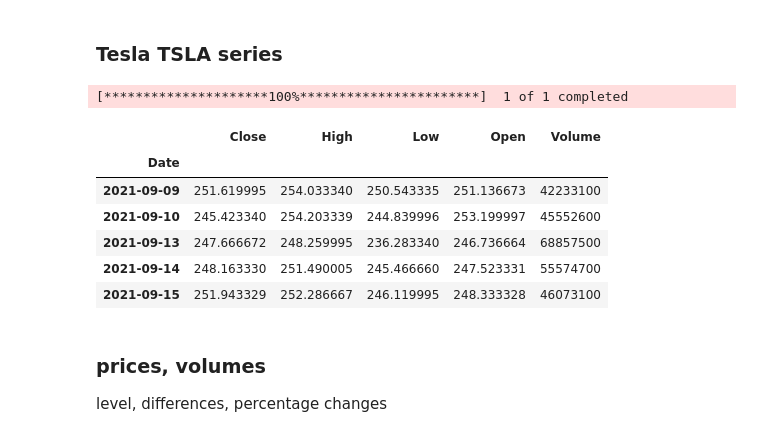
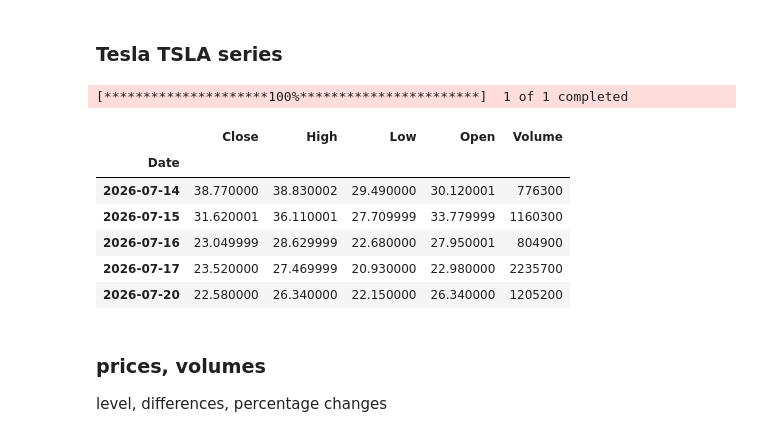
Before and after one commit to bahn28/salad, a Jupyter notebook: at1_1_tsa_stuff_nyse.ipynb, the cells around one changed output. Saved outputs shown, nothing was run; the diff lists cells and outputs as text; code cells hidden in the pictures.

```diff
--- a/at1_1_tsa_stuff_nyse.ipynb
+++ b/at1_1_tsa_stuff_nyse.ipynb
@@ -48,31 +48,31 @@ Requirement already satisfied: six>=1.5 in /usr/local/lib/python3.13/dist-packag
 # %%
 # 1. 라이브러리 설치 (코랩의 경우 맨 앞에 ! 추가)
 #!pip install yfinance
 # import yfinance as yf # 앞에서 불렀음.
 
-ticker = 'TSLA'
-# ticker = 'HYNX'
+#ticker = 'TSLA'
+ticker = 'HYNX'
 # 테슬라(TSLA) 티커 지정 후 과거 5년치(5y) 데이터 호출
 # (원하시면 기간을 '1y', '10y', 'max' 등으로 바꿀 수 있습니다)
 df_dat = yf.download(ticker, period='5y', multi_level_index=False)
 # df_tesla = yf.download('TSLA', period='5y')
 # df_tesla = yf.download('TSLA', period='5y', multi_level_index=False)
 
 # 3. 데이터프레임 확인 및 파일로 내보내기 (원할 때만)
 df_dat.head()
 #df_tesla.info()
 
 # (만약 굳이 내 컴퓨터에 CSV 파일로 보관하고 싶다면 아래 주석 제거)
 # df_dat.to_csv("tesla_historical_data.csv")
 # %% [output]
 [*********************100%***********************]  1 of 1 completed
 |  | Close | High | Low | Open | Volume |
 | Date |  |  |  |  |  |
-| 2021-09-09 | 251.619995 | 254.033340 | 250.543335 | 251.136673 | 42233100 |
-| 2021-09-10 | 245.423340 | 254.203339 | 244.839996 | 253.199997 | 45552600 |
-| 2021-09-13 | 247.666672 | 248.259995 | 236.283340 | 246.736664 | 68857500 |
-| 2021-09-14 | 248.163330 | 251.490005 | 245.466660 | 247.523331 | 55574700 |
-| 2021-09-15 | 251.943329 | 252.286667 | 246.119995 | 248.333328 | 46073100 |
+| 2026-07-14 | 38.770000 | 38.830002 | 29.490000 | 30.120001 | 776300 |
+| 2026-07-15 | 31.620001 | 36.110001 | 27.709999 | 33.779999 | 1160300 |
+| 2026-07-16 | 23.049999 | 28.629999 | 22.680000 | 27.950001 | 804900 |
+| 2026-07-17 | 23.520000 | 27.469999 | 20.930000 | 22.980000 | 2235700 |
+| 2026-07-20 | 22.580000 | 26.340000 | 22.150000 | 26.340000 | 1205200 |
 # %% [markdown]
 ### prices, volumes
 level, differences, percentage changes
```
Also changed, not shown: parts of 3 cells of this notebook.
